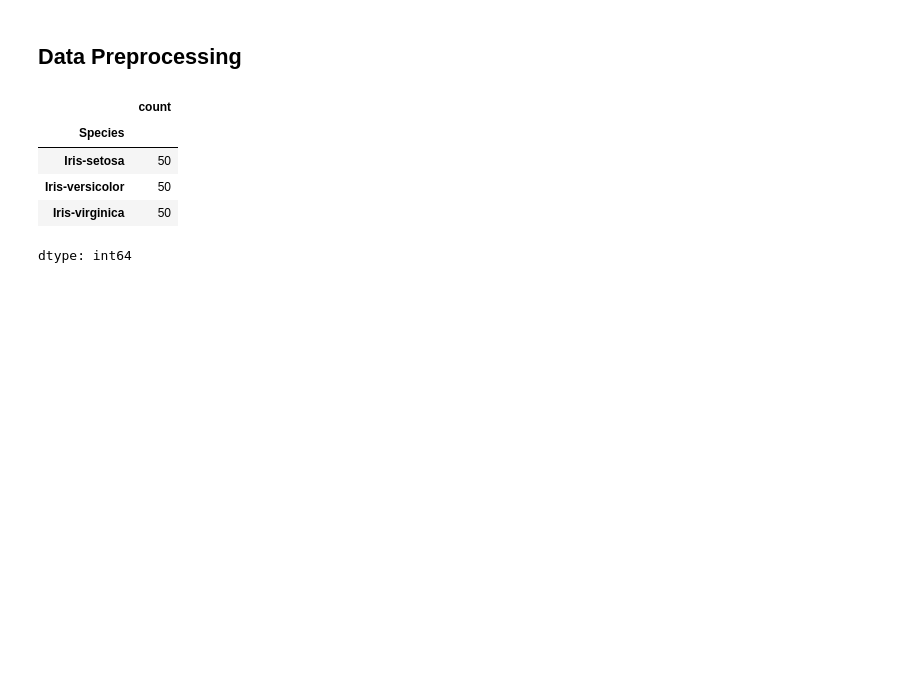
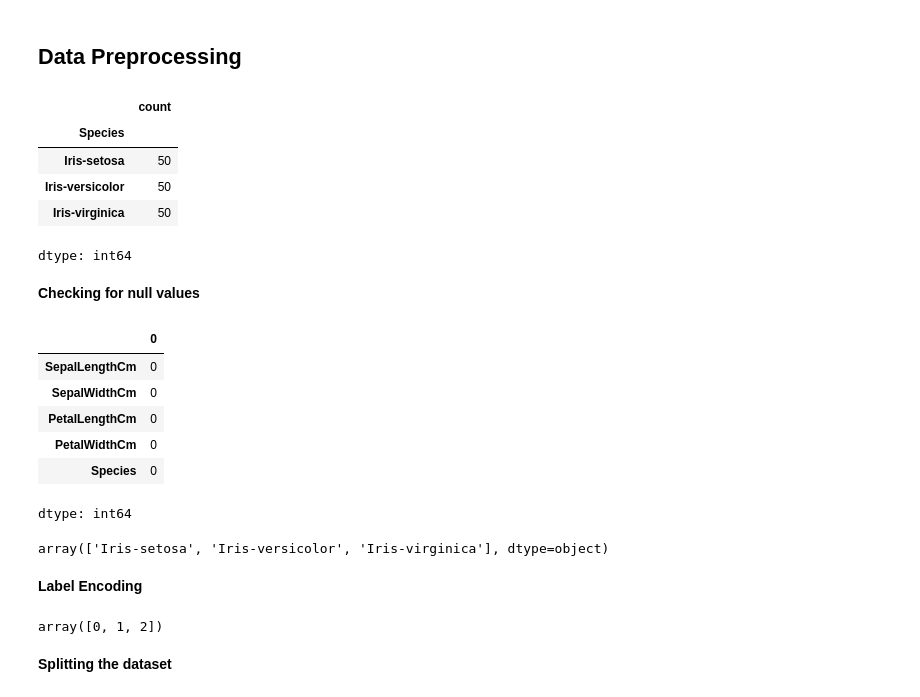
Before and after one commit to nithinbadicodes/AI-ML-Projects, a Jupyter notebook: IrisFlowerClassification.ipynb, the cells around one changed output. Cells and saved outputs as stored; diff of their text form; code cells hidden in the pictures; blank space fills up the shorter version.

```diff
--- a/IrisFlowerClassification.ipynb
+++ b/IrisFlowerClassification.ipynb
@@ -131,3 +131,30 @@ df['Species'].value_counts()
 | Iris-versicolor | 50 |
 | Iris-virginica | 50 |
 dtype: int64
+# %% [markdown]
+**Checking for null values**
+# %%
+df.isnull().sum()
+# %% [output]
+|  | 0 |
+| SepalLengthCm | 0 |
+| SepalWidthCm | 0 |
+| PetalLengthCm | 0 |
+| PetalWidthCm | 0 |
+| Species | 0 |
+dtype: int64
+# %%
+df.Species.unique()
+# %% [output]
+array(['Iris-setosa', 'Iris-versicolor', 'Iris-virginica'], dtype=object)
+# %% [markdown]
+**Label Encoding**
+# %%
+from sklearn.preprocessing import LabelEncoder
+le=LabelEncoder()
+df['Species'] = le.fit_transform(df['Species'])
+df['Species'].unique()
+# %% [output]
+array([0, 1, 2])
+# %% [markdown]
+**Splitting the dataset**
```
Also changed, not shown: parts of 14 cells of this notebook.
